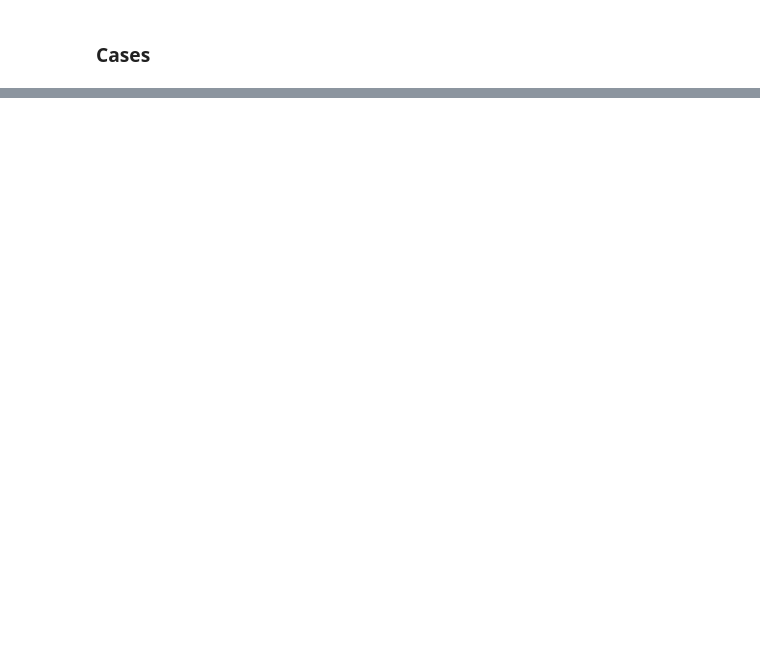
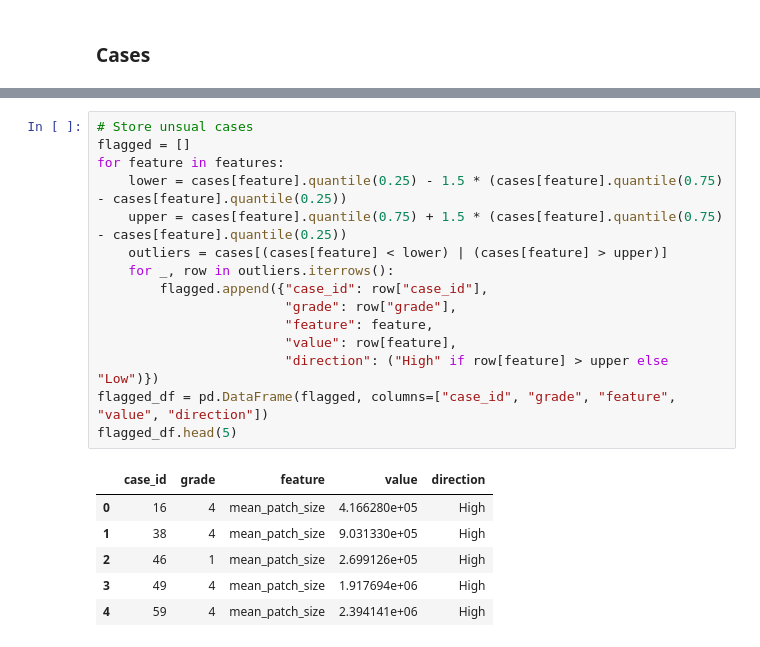
Before and after one commit to arvindkrishna87/Team1_FullStack, a Jupyter notebook: Presentation3/Code1_PatchFeatures_20Nov_Grace/ViewingTables.ipynb, the cells around one changed output, grey strips where cells are left out. Drawn from its saved outputs; the diff is of its cells as text; blank space fills up the shorter version.

```diff
--- a/Presentation3/Code1_PatchFeatures_20Nov_Grace/ViewingTables.ipynb
+++ b/Presentation3/Code1_PatchFeatures_20Nov_Grace/ViewingTables.ipynb
@@ -166,0 +221,22 @@ Name: count, dtype: int64
+# %%
+# Store unsual cases
+flagged = []
+for feature in features:
+    lower = cases[feature].quantile(0.25) - 1.5 * (cases[feature].quantile(0.75) - cases[feature].quantile(0.25))
+    upper = cases[feature].quantile(0.75) + 1.5 * (cases[feature].quantile(0.75) - cases[feature].quantile(0.25))
+    outliers = cases[(cases[feature] < lower) | (cases[feature] > upper)]
+    for _, row in outliers.iterrows():
+        flagged.append({"case_id": row["case_id"],
+                        "grade": row["grade"],
+                        "feature": feature,
+                        "value": row[feature],
+                        "direction": ("High" if row[feature] > upper else "Low")})
+flagged_df = pd.DataFrame(flagged, columns=["case_id", "grade", "feature", "value", "direction"])
+flagged_df.head(5)
+# %% [output]
+|  | case_id | grade | feature | value | direction |
+| 0 | 16 | 4 | mean_patch_size | 4.166280e+05 | High |
+| 1 | 38 | 4 | mean_patch_size | 9.031330e+05 | High |
+| 2 | 46 | 1 | mean_patch_size | 2.699126e+05 | High |
+| 3 | 49 | 4 | mean_patch_size | 1.917694e+06 | High |
+| 4 | 59 | 4 | mean_patch_size | 2.394141e+06 | High |
```
Also changed, not shown: parts of 11 cells of this notebook, 4 other files.
